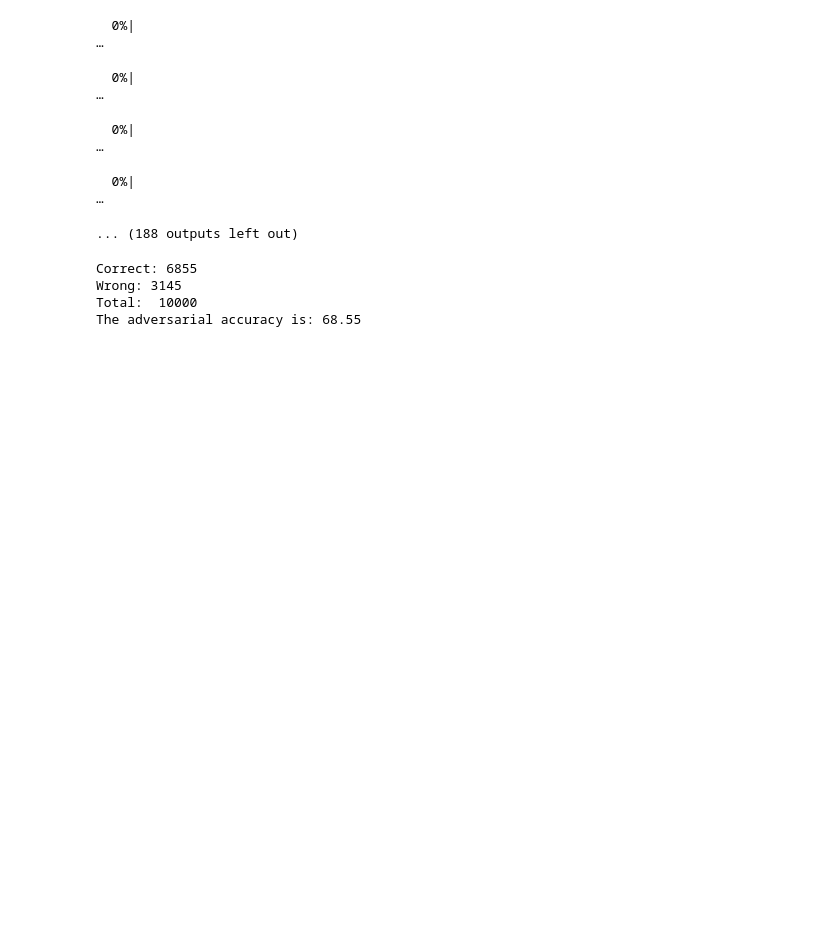
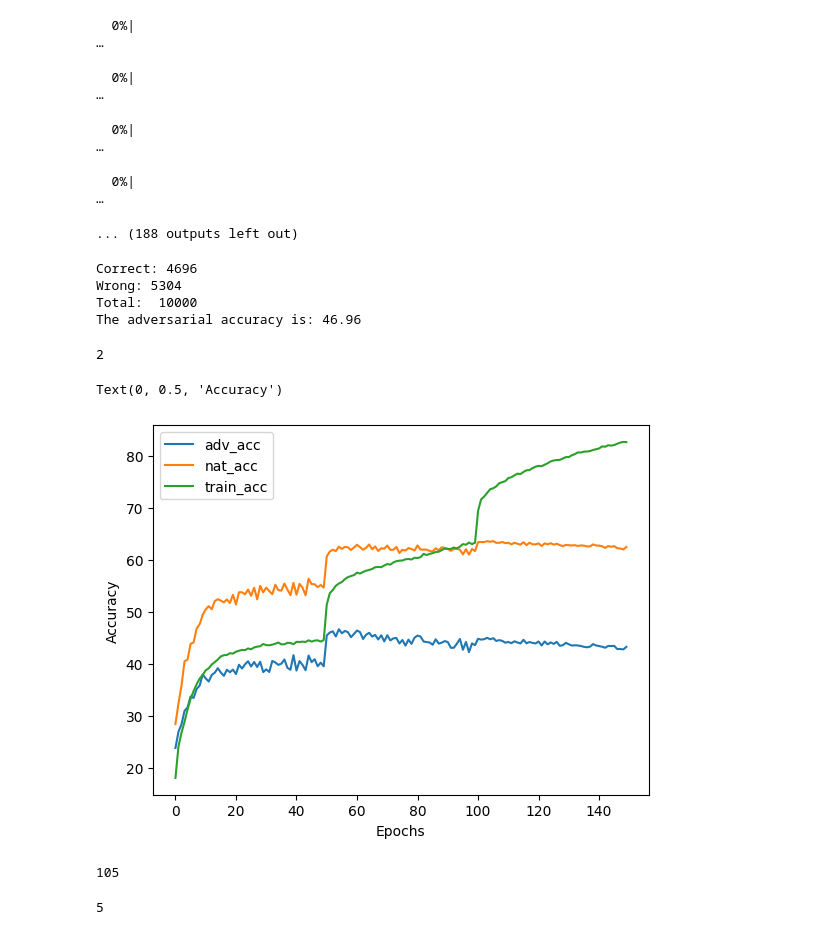
Before and after one commit to PaoloWang1/adversarial_learning, a Jupyter notebook: Adversarial_homework.ipynb, the cells around one changed output. Drawn from its saved outputs; the diff is of its cells as text; code cells hidden in the pictures; blank space fills up the shorter version.

```diff
--- a/Adversarial_homework.ipynb
+++ b/Adversarial_homework.ipynb
@@ -505,10 +505,30 @@ def test():
     print(y.size())
 
 # test()
+# %%
+def load_cifar(train_batch_size:int=128, test_batch_size:int=1000):
+
+    train_T = transforms.Compose([
+        transforms.RandomCrop(32, padding=4),
+        transforms.RandomHorizontalFlip(),
+        transforms.ToTensor(),
+    ])
+
+    test_T = transforms.Compose([
+        transforms.ToTensor(),
+    ])
+
+    trainset = torchvision.datasets.CIFAR10(root='data', train=True, transform=train_T, download=True)
+    testset = torchvision.datasets.CIFAR10(root='data', train=False, transform=test_T)
+
+    trainloader = DataLoader(trainset, batch_size=train_batch_size, shuffle=True, num_workers=2, pin_memory=True)
+    testloader = DataLoader(testset, batch_size=test_batch_size, shuffle=False, num_workers=2, pin_memory=True)
+
+    return trainset, testset, trainloader, testloader
 # %%
 import copy
 
-trainloader = DataLoader(trainset, batch_size=128, shuffle=True, num_workers=1, pin_memory=True)
+trainset, testset, trainloader, testloader = load_cifar()
 
 device = torch.accelerator.current_accelerator().type if torch.accelerator.is_available() else "cpu"
 print(f"Using {device} device")
@@ -516,7 +536,7 @@ adv_model = ResNet18().to(device)
 optimizer = torch.optim.SGD(adv_model.parameters(), lr=0.1, momentum=0.9, weight_decay=7.e-4, fused=True)
 
 loss_fn = nn.CrossEntropyLoss()
-epochs = 5
+epochs = 150
 #stages 1-5, each one is 20 epochs
 models = []
 train_acc_list = []
@@ -526,7 +546,7 @@ nat_acc_list = []
 for epoch in range(epochs):  # loop over the dataset multiple times
 
   total_correct_train, total_samples, total_loss, total_batches = 0, 0, 0, 0
-  if (epoch == epochs/2):
+  if (epoch == 50 or epoch == 100):
     optimizer.param_groups[0]['lr'] *= 0.1
 
   for X, Y in (pbar := tqdm(trainloader, ncols=1000)):
@@ -543,7 +563,6 @@ for epoch in range(epochs):  # loop over the dataset multiple times
 
     average_loss = total_loss/total_batches
     train_acc = total_correct_train*100/total_samples
-    train_acc_list.append(train_acc)
 
     pbar.set_description(f"{epoch+1}/{epochs}   {average_loss=:.04e}  {train_acc=:.02f}%")
 
@@ -561,7 +580,7 @@ for epoch in range(epochs):  # loop over the dataset multiple times
     total_correct += (pred.argmax(dim=1) == Y).sum()
 
     adv_test_acc = total_correct*100/total_samples
-    adv_acc_list.append(adv_test_acc)
+
 
     pbar.set_description(f"{epoch+1}/{epochs}   {adv_test_acc=:.02f}%")
 
@@ -573,12 +592,15 @@ for epoch in range(epochs):  # loop over the dataset multiple times
     total_correct += (pred.argmax(dim=1) == Y).sum()
 
     nat_test_acc = total_correct*100/total_samples
-    nat_acc_list.append(nat_test_acc)
+
 
     pbar.set_description(f"{epoch+1}/{epochs}   {nat_test_acc=:.02f}%")
 
-  if (epoch % 1 == 0):
+  if (epoch % 30 == 0):
     models.append(copy.deepcopy(adv_model))
+  train_acc_list.append(train_acc)
+  nat_acc_list.append(nat_test_acc)
+  adv_acc_list.append(adv_test_acc)
 # %% [output]
 Using mps device
   0%|                                                                                                         …
@@ -605,7 +627,29 @@ testloader = DataLoader(
 
 print("Correct: %i  \nWrong: %i \nTotal:  %i  \nThe adversarial accuracy is: %.2f  " % (correct.item(), wrong.item(), correct.item()+wrong.item(),  adv_acc.item()))
 # %% [output]
-Correct: 6855
-Wrong: 3145
+Correct: 4696
+Wrong: 5304
 Total:  10000
-The adversarial accuracy is: 68.55
+The adversarial accuracy is: 46.96
+# %%
+len(models)
+# %% [output]
+2
+# %%
+plt.plot([x for x in range(len(adv_acc_list))], [x.item() for x in adv_acc_list], label="adv_acc")
+plt.plot([x for x in range(len(nat_acc_list))], [x.item() for x in nat_acc_list], label="nat_acc")
+plt.plot([x for x in range(len(train_acc_list))], [x.item() for x in train_acc_list], label="train_acc")
+plt.legend()
+plt.xlabel("Epochs")
+plt.ylabel("Accuracy")
+# %% [output]
+Text(0, 0.5, 'Accuracy')
+[figure, added]
+# %%
+[x.item() for x in nat_acc_list].index(max([x.item() for x in nat_acc_list]))
+# %% [output]
+105
+# %%
+len(models)
+# %% [output]
+5
```
